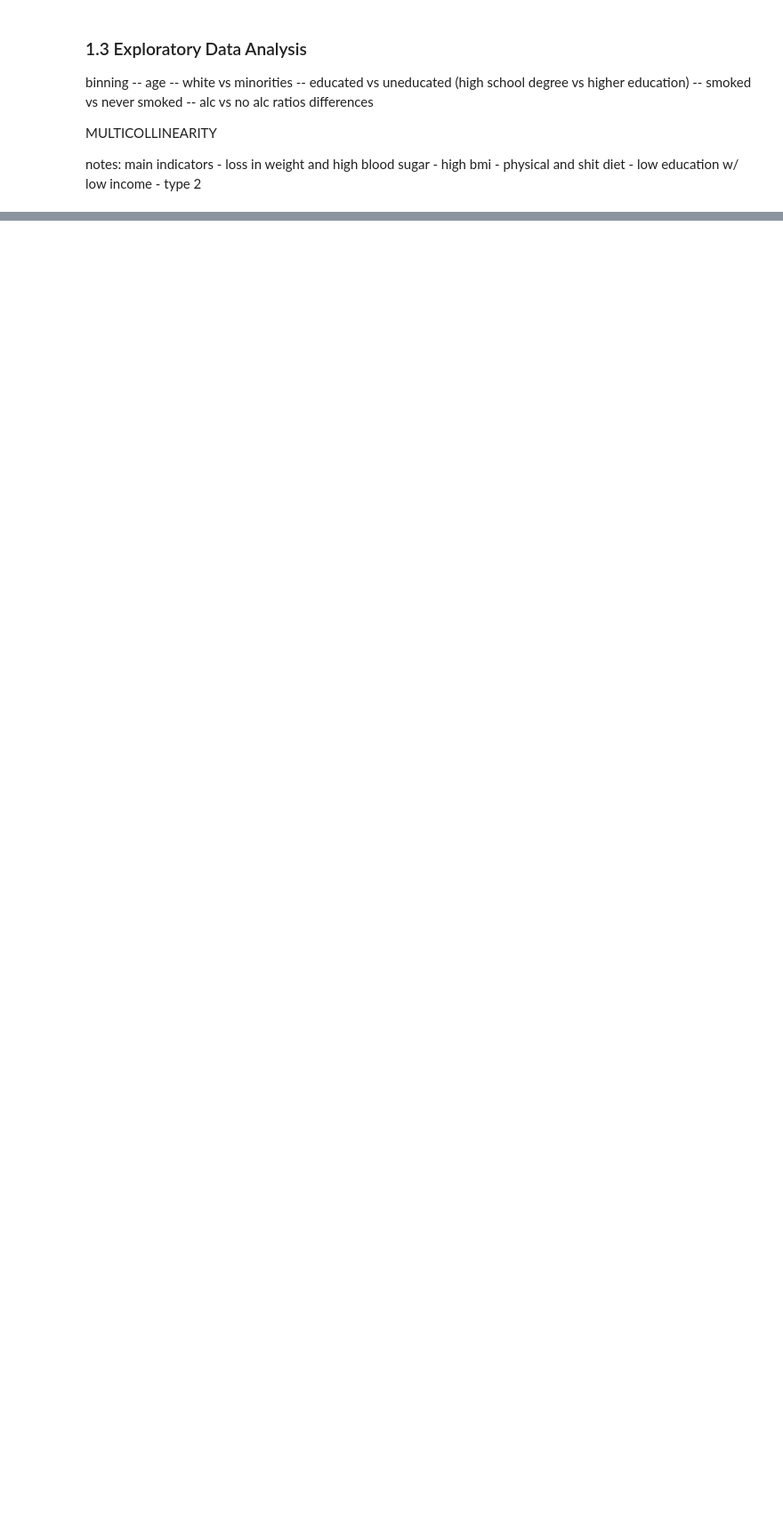
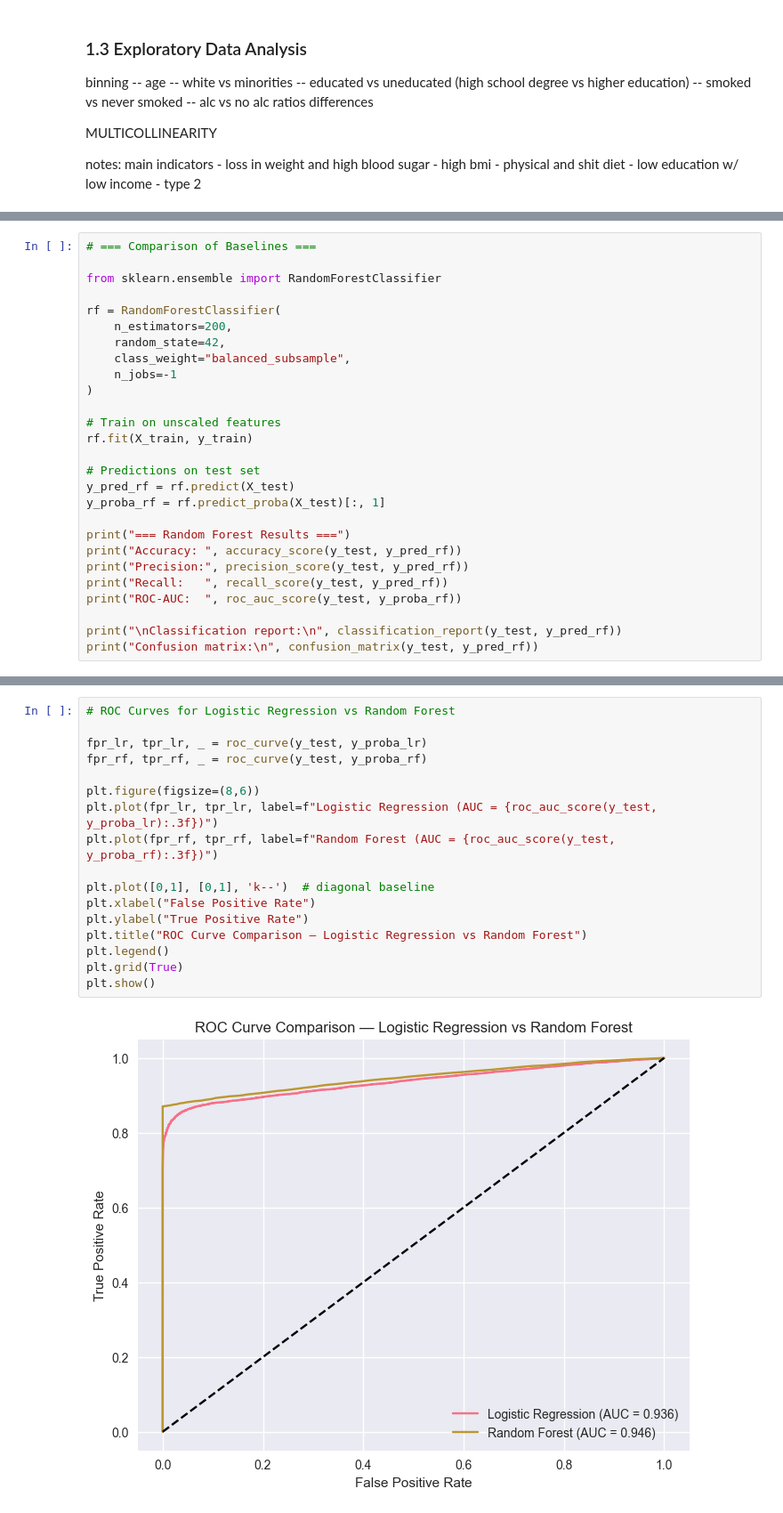
Before and after one commit to mt-xt/pdr-ai, a Jupyter notebook: notebooks/01_preprocessing_eda.ipynb, the cells around one changed output, grey strips where cells are left out. Shown at 89% size. Saved outputs shown, nothing was run; the diff lists cells and outputs as text; blank space fills up the shorter version.

```diff
--- a/notebooks/01_preprocessing_eda.ipynb
+++ b/notebooks/01_preprocessing_eda.ipynb
@@ -293,0 +447,27 @@ ValueError: could not convert string to float: '51-60'
+# %%
+# === Comparison of Baselines ===
+
+from sklearn.ensemble import RandomForestClassifier
+
+rf = RandomForestClassifier(
+    n_estimators=200,
+    random_state=42,
+    class_weight="balanced_subsample",
+    n_jobs=-1
+)
+
+# Train on unscaled features
+rf.fit(X_train, y_train)
+
+# Predictions on test set
+y_pred_rf = rf.predict(X_test)
+y_proba_rf = rf.predict_proba(X_test)[:, 1]
+
+print("=== Random Forest Results ===")
+print("Accuracy: ", accuracy_score(y_test, y_pred_rf))
+print("Precision:", precision_score(y_test, y_pred_rf))
+print("Recall:   ", recall_score(y_test, y_pred_rf))
+print("ROC-AUC:  ", roc_auc_score(y_test, y_proba_rf))
+
+print("\nClassification report:\n", classification_report(y_test, y_pred_rf))
+print("Confusion matrix:\n", confusion_matrix(y_test, y_pred_rf))
@@ -293,0 +519,19 @@ ValueError: could not convert string to float: '51-60'
+# %%
+# ROC Curves for Logistic Regression vs Random Forest
+
+fpr_lr, tpr_lr, _ = roc_curve(y_test, y_proba_lr)
+fpr_rf, tpr_rf, _ = roc_curve(y_test, y_proba_rf)
+
+plt.figure(figsize=(8,6))
+plt.plot(fpr_lr, tpr_lr, label=f"Logistic Regression (AUC = {roc_auc_score(y_test, y_proba_lr):.3f})")
+plt.plot(fpr_rf, tpr_rf, label=f"Random Forest (AUC = {roc_auc_score(y_test, y_proba_rf):.3f})")
+
+plt.plot([0,1], [0,1], 'k--')  # diagonal baseline
+plt.xlabel("False Positive Rate")
+plt.ylabel("True Positive Rate")
+plt.title("ROC Curve Comparison — Logistic Regression vs Random Forest")
+plt.legend()
+plt.grid(True)
+plt.show()
+# %% [output]
+[figure, added]
```
Also changed, not shown: parts of 13 cells of this notebook.
